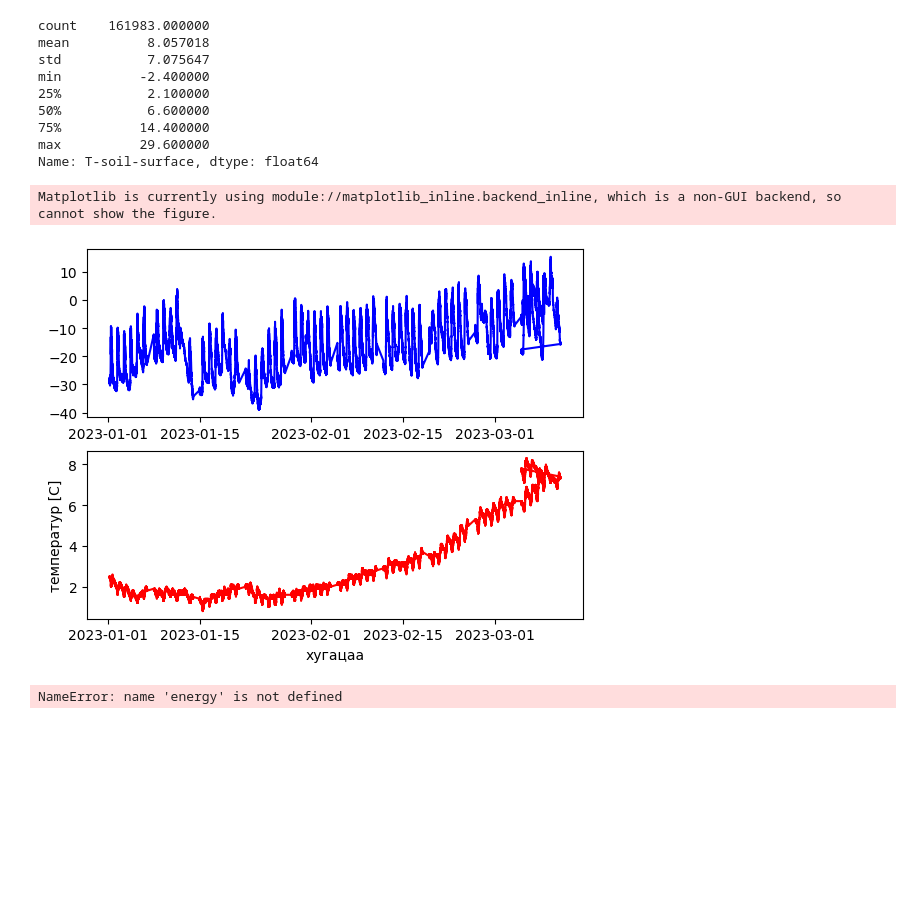
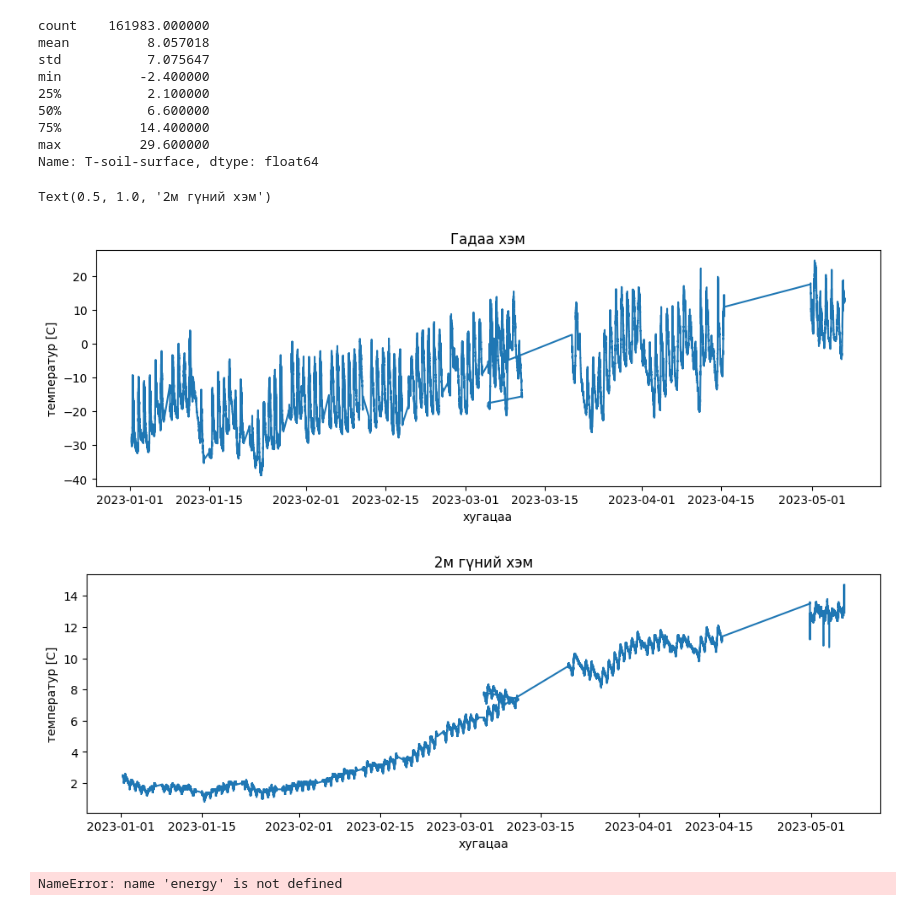
Before and after one commit to Generjet/Yargait-greenhouse, a Jupyter notebook: hotAir.ipynb, the cells around one changed output. Saved outputs shown, nothing was run; the diff lists cells and outputs as text; code cells hidden in the pictures; blank space fills up the shorter version.

```diff
--- a/hotAir.ipynb
+++ b/hotAir.ipynb
@@ -346,7 +349,7 @@ energy['T-inside'].hist()
 # energy['T-inside'] = np.where(energy['T-inside'] > 60, 60, energy['T-inside'])
 # print(energy['T-inside'].skew())
 
-# energy = allPeriod[['MeasureTime', 'T-outside', 'T-inside','T-soil-surface', 'T-soil-deep','Radiation-outside', 'Radiation-inside']].copy()
+energy = allPeriod[['MeasureTime', 'T-outside', 'T-inside','T-soil-surface', 'T-soil-deep','Radiation-outside', 'Radiation-inside']].copy()
 
 # T-inside
 index = energy[(energy['T-inside'] >= 60)|(energy['T-inside']<= -60)].index
@@ -369,48 +372,50 @@ max          29.600000
 Name: T-soil-surface, dtype: float64
 # %%
 # December-January data, боломжийн дулаан хөрстэй, маш хүйтэн өдөр
-data = allPeriod[[ 'T-outside', 'T-inside', 'T-soil-deep']].copy()
+data = energy[[ 'T-outside', 'T-inside', 'T-soil-deep']].copy()
 # data = data.set_index('MeasureTime')
 # energy.plot()
 
 # data = dec6Jan
-data = data.query("MeasureTime <= '2023-03-15 18:00:00' and MeasureTime >= '2023-01-01 06:00:00'")
+data = data.query("MeasureTime <= '2023-05-7 18:00:00' and MeasureTime >= '2023-01-01 06:00:00'")
 # ===== subplots =========
-# plt.figure()
-# plt.subplot(2,1,1)
-# plt.plot(data['T-outside'])
+plt.figure(figsize=(12,8))
+plt.subplot(2,1,1)
+plt.plot(data['T-outside'])
+plt.ylabel('температур [C]')
+plt.xlabel('хугацаа')
+plt.title('Гадаа хэм')
+
+plt.figure(figsize=(12,8))
+plt.subplot(2,1,2)
+plt.plot(data['T-soil-deep'])
+plt.ylabel('температур [C]')
+plt.xlabel('хугацаа')
+plt.title('2м гүний хэм')
+# =================
+# fig, ax = plt.subplots(2,1)
+# ax[0].plot(data['T-outside'], color='b')
 # plt.ylabel('температур [C]')
 # plt.xlabel('хугацаа')
-# plt.title('Гадаа хэм')
 
-# plt.figure()
-# plt.subplot(2,1,2)
-# plt.plot(data['T-soil-deep'])
+# ax[1].plot(data['T-soil-deep'], color='r')
 # plt.ylabel('температур [C]')
 # plt.xlabel('хугацаа')
-# plt.title('2м гүний хэм')
-# =================
-fig, ax = plt.subplots(2,1)
-ax[0].plot(data['T-outside'], color='b')
-plt.ylabel('температур [C]')
-plt.xlabel('хугацаа')
-ax[1].plot(data['T-soil-deep'], color='r')
-plt.ylabel('температур [C]')
-plt.xlabel('хугацаа')
-fig.show()
+# fig.show()
 
 
 
 # ======================
 # data.plot(subplots=False,figsize=(12,8))
 # plt.xlabel('хугацаа')
 # plt.ylabel('температур, [C]')
 # # plt.legend(('Гадаах хэм','Дотор хэм','Орох хэм','Гарах хэм','Өнгөн хөрсний хэм','2м гүн дэх хэм'),loc="upper left")
 # plt.show()
 # print("Outside coldest temp=", data['T-outside'].min())
 # %% [output]
-Matplotlib is currently using module://matplotlib_inline.backend_inline, which is a non-GUI backend, so cannot show the figure.
+Text(0.5, 1.0, '2м гүний хэм')
-[figure, old version]
+[figure, new version]
+[figure, added]
 # %%
 # Graphics chart
 
```
Also changed, not shown: parts of 1 cell of this notebook.
